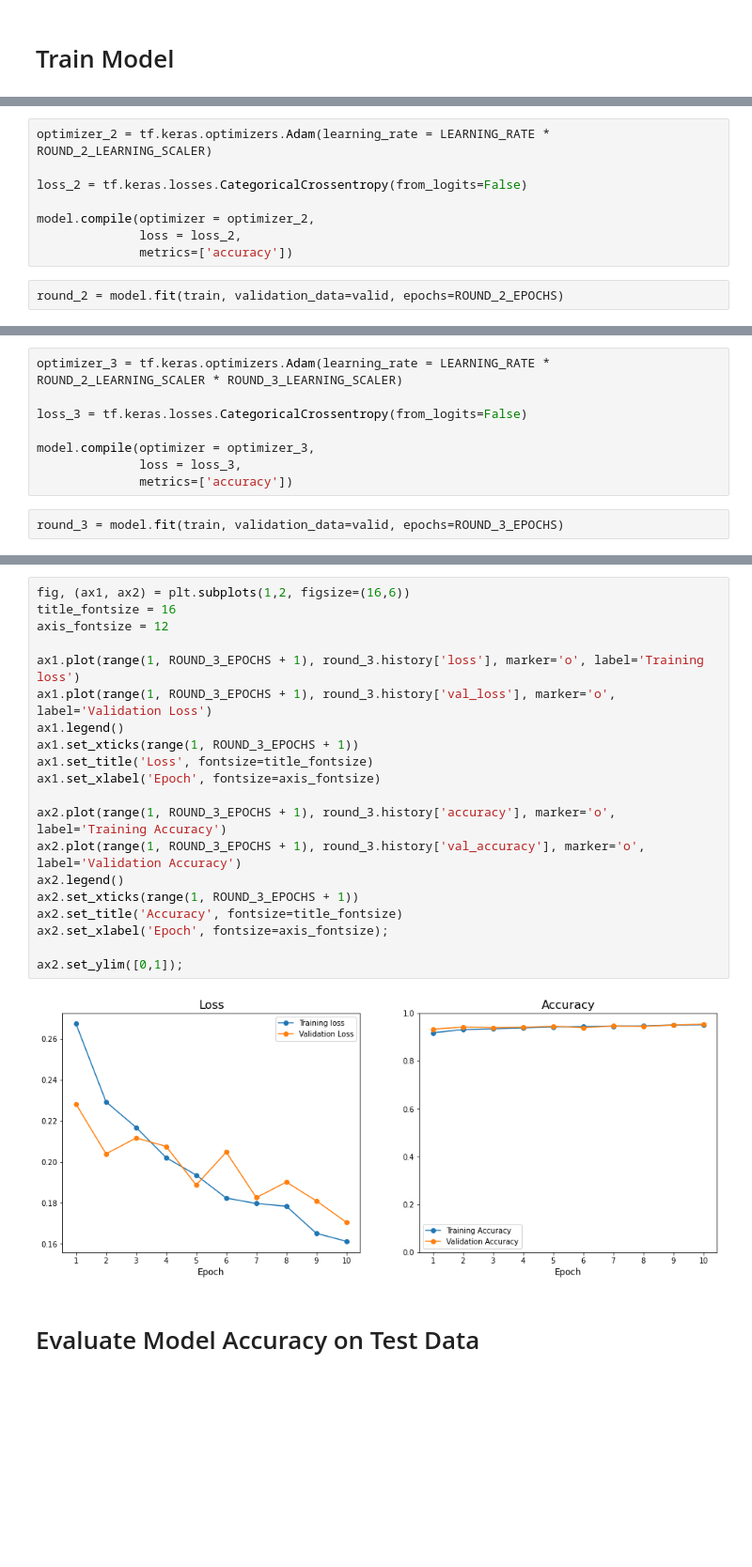
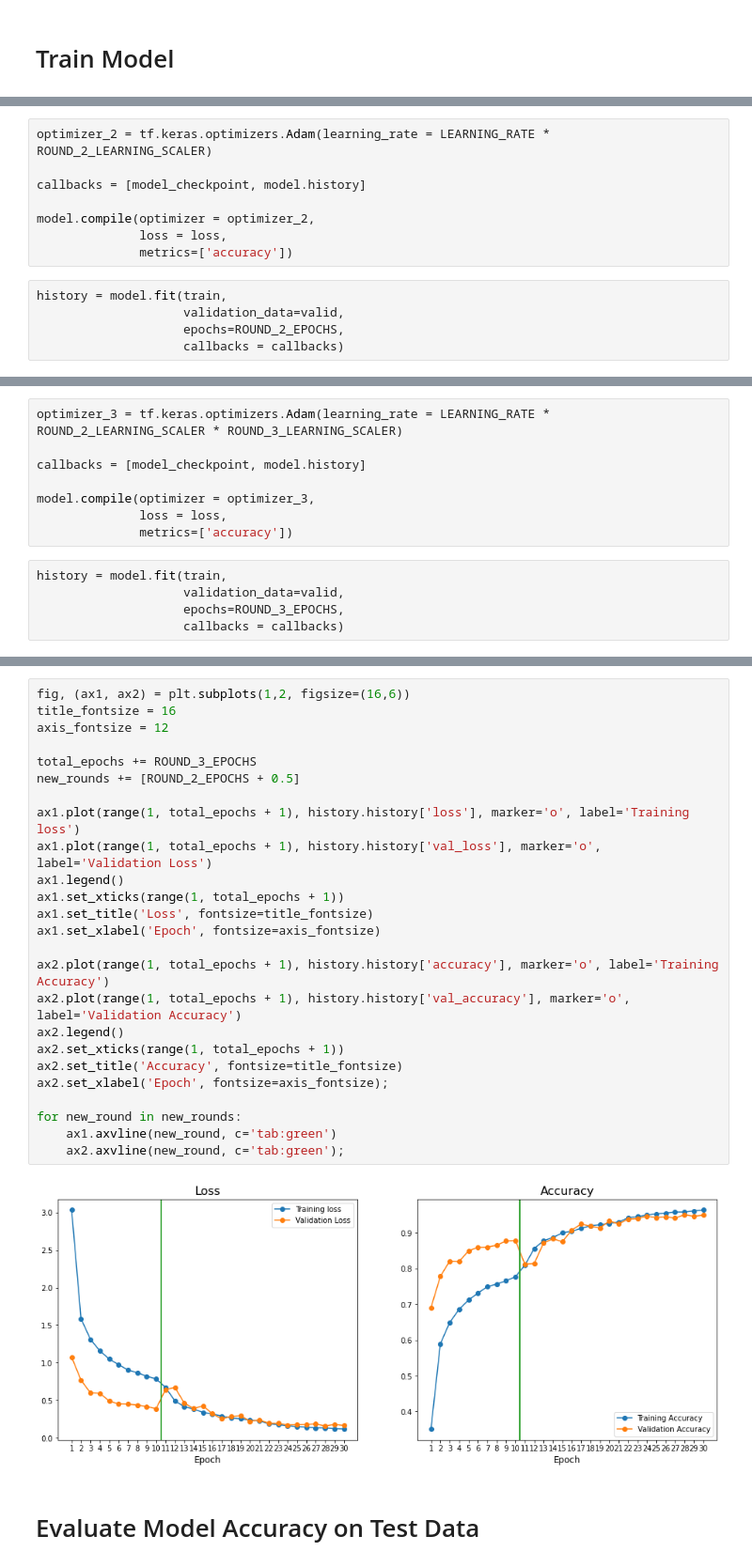
Before and after one commit to Matthew-Weisberg/BirdClassifier, a Jupyter notebook: bird-classifier.ipynb, the cells around one changed output, grey strips where cells are left out. Shown at 94% size. Saved outputs shown, nothing was run; the diff lists cells and outputs as text; blank space fills up the shorter version.

Commit message:
Kaggle Notebook | Bird Classifier - 96% Accuracy | Version 7

```diff
--- a/bird-classifier.ipynb
+++ b/bird-classifier.ipynb
@@ -334,12 +349,15 @@ Setting the last 20 layers in the Mobile Net Base Model to trainable!
 # %%
 optimizer_2 = tf.keras.optimizers.Adam(learning_rate = LEARNING_RATE * ROUND_2_LEARNING_SCALER)
 
-loss_2 = tf.keras.losses.CategoricalCrossentropy(from_logits=False)
+callbacks = [model_checkpoint, model.history]
 
 model.compile(optimizer = optimizer_2,
-              loss = loss_2,
+              loss = loss,
               metrics=['accuracy'])
 # %%
-round_2 = model.fit(train, validation_data=valid, epochs=ROUND_2_EPOCHS)
+history = model.fit(train,
+                    validation_data=valid,
+                    epochs=ROUND_2_EPOCHS,
+                    callbacks = callbacks)
 # %% [output]
 Epoch 1/10
@@ -396,12 +416,15 @@ Setting the last 38 layers in the Mobile Net Base Model to trainable!
 # %%
 optimizer_3 = tf.keras.optimizers.Adam(learning_rate = LEARNING_RATE * ROUND_2_LEARNING_SCALER * ROUND_3_LEARNING_SCALER)
 
-loss_3 = tf.keras.losses.CategoricalCrossentropy(from_logits=False)
+callbacks = [model_checkpoint, model.history]
 
 model.compile(optimizer = optimizer_3,
-              loss = loss_3,
+              loss = loss,
               metrics=['accuracy'])
 # %%
-round_3 = model.fit(train, validation_data=valid, epochs=ROUND_3_EPOCHS)
+history = model.fit(train,
+                    validation_data=valid,
+                    epochs=ROUND_3_EPOCHS,
+                    callbacks = callbacks)
 # %% [output]
 Epoch 1/10
@@ -427,25 +447,30 @@ Epoch 10/10
 # %%
 fig, (ax1, ax2) = plt.subplots(1,2, figsize=(16,6))
 title_fontsize = 16
 axis_fontsize = 12
 
-ax1.plot(range(1, ROUND_3_EPOCHS + 1), round_3.history['loss'], marker='o', label='Training loss')
-ax1.plot(range(1, ROUND_3_EPOCHS + 1), round_3.history['val_loss'], marker='o', label='Validation Loss')
+total_epochs += ROUND_3_EPOCHS
+new_rounds += [ROUND_2_EPOCHS + 0.5]
+
+ax1.plot(range(1, total_epochs + 1), history.history['loss'], marker='o', label='Training loss')
+ax1.plot(range(1, total_epochs + 1), history.history['val_loss'], marker='o', label='Validation Loss')
 ax1.legend()
-ax1.set_xticks(range(1, ROUND_3_EPOCHS + 1))
+ax1.set_xticks(range(1, total_epochs + 1))
 ax1.set_title('Loss', fontsize=title_fontsize)
 ax1.set_xlabel('Epoch', fontsize=axis_fontsize)
 
-ax2.plot(range(1, ROUND_3_EPOCHS + 1), round_3.history['accuracy'], marker='o', label='Training Accuracy')
-ax2.plot(range(1, ROUND_3_EPOCHS + 1), round_3.history['val_accuracy'], marker='o', label='Validation Accuracy')
+ax2.plot(range(1, total_epochs + 1), history.history['accuracy'], marker='o', label='Training Accuracy')
+ax2.plot(range(1, total_epochs + 1), history.history['val_accuracy'], marker='o', label='Validation Accuracy')
 ax2.legend()
-ax2.set_xticks(range(1, ROUND_3_EPOCHS + 1))
+ax2.set_xticks(range(1, total_epochs + 1))
 ax2.set_title('Accuracy', fontsize=title_fontsize)
 ax2.set_xlabel('Epoch', fontsize=axis_fontsize);
 
-ax2.set_ylim([0,1]);
+for new_round in new_rounds:
+    ax1.axvline(new_round, c='tab:green')
+    ax2.axvline(new_round, c='tab:green');
 # %% [output]
-[figure, old version]
+[figure, new version]
 # %% [markdown]
 # Evaluate Model Accuracy on Test Data
 # %%
```
Also changed, not shown: parts of 17 cells of this notebook.
